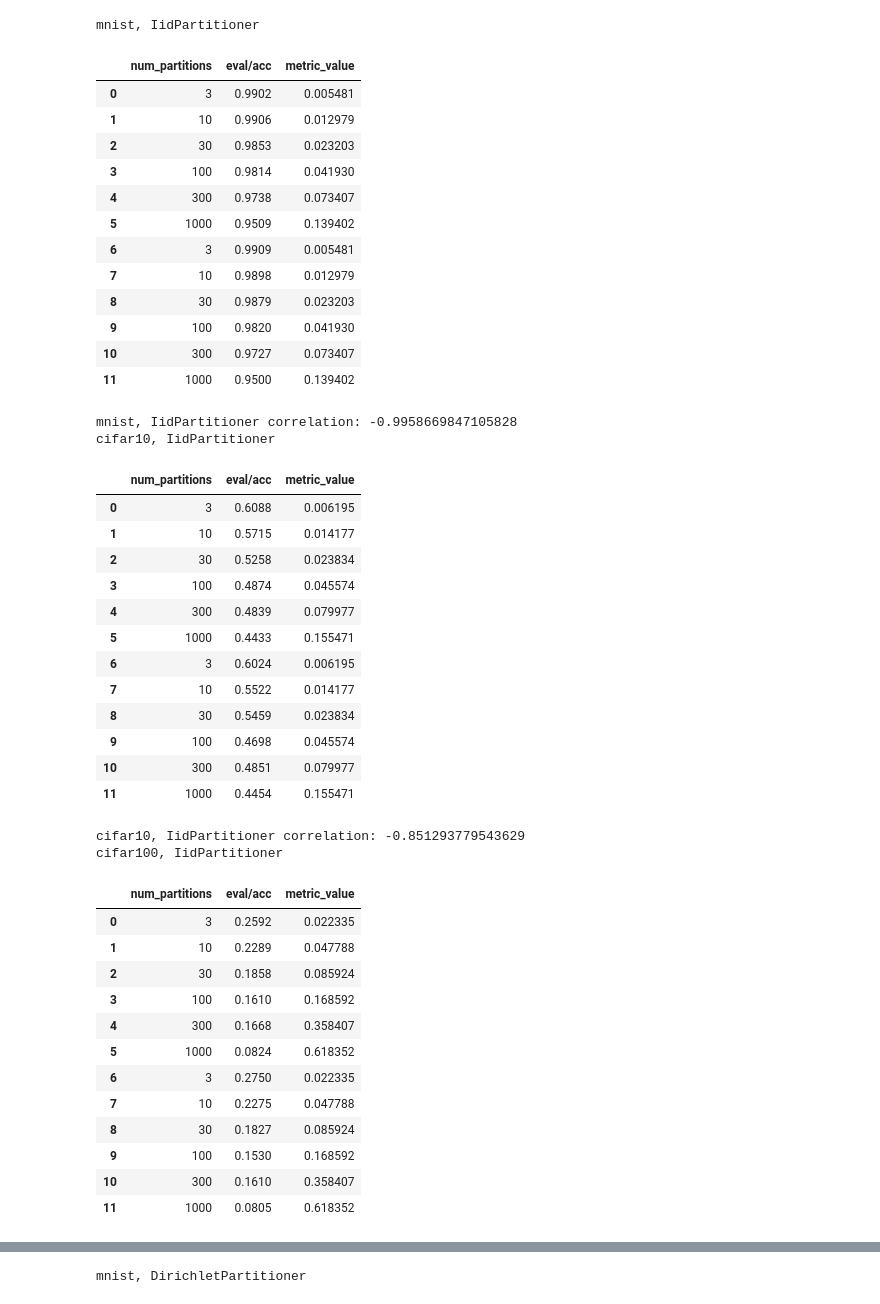
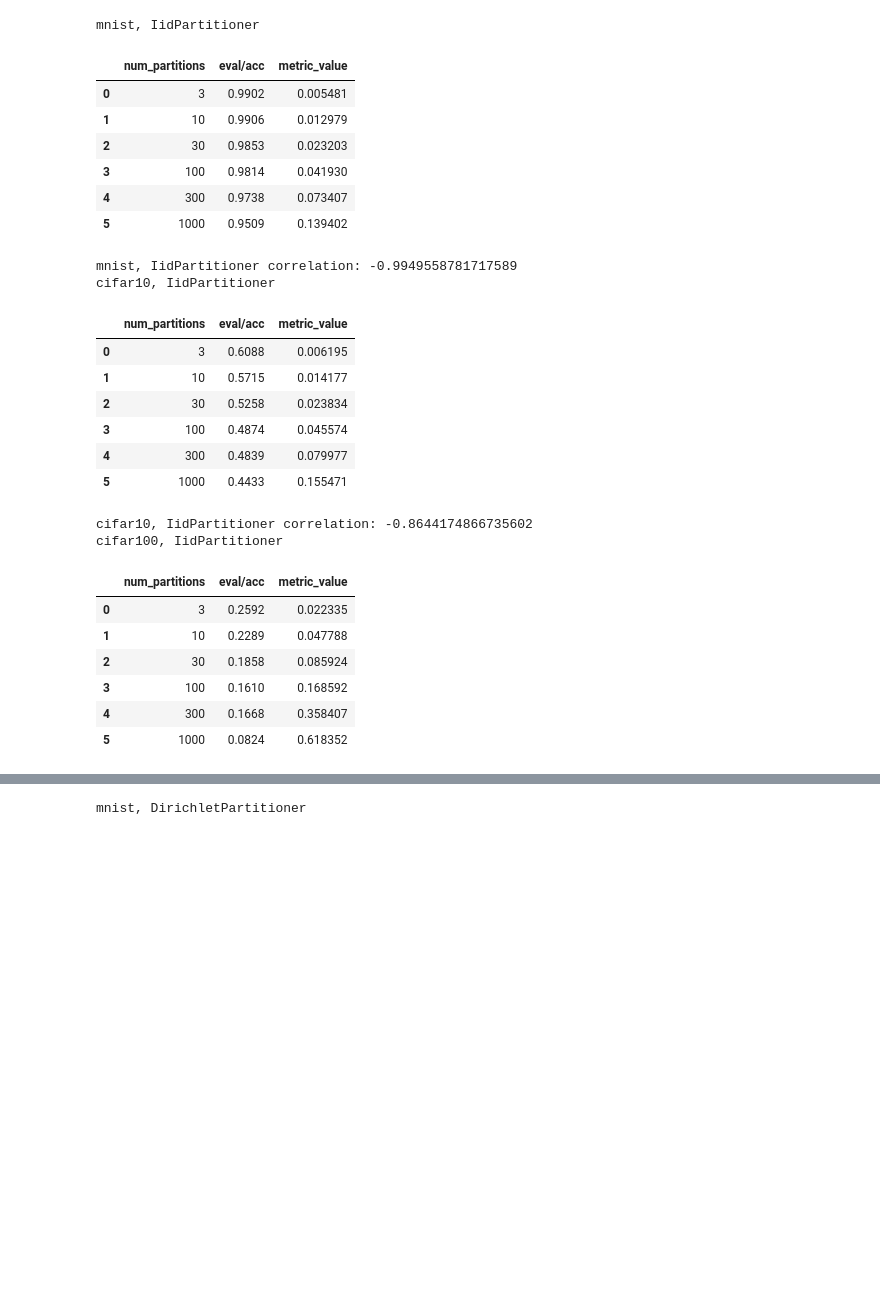
Before and after one commit to adam-narozniak/FL-heterogeneity, a Jupyter notebook: heterogeneity/notebooks/TestAccToHeterogeneityECorrelation.ipynb, the cells around one changed output, grey strips where cells are left out. Drawn from its saved outputs; the diff is of its cells as text; code cells hidden in the pictures; blank space fills up the shorter version.

```diff
--- a/heterogeneity/notebooks/TestAccToHeterogeneityECorrelation.ipynb
+++ b/heterogeneity/notebooks/TestAccToHeterogeneityECorrelation.ipynb
@@ -9,45 +11,44 @@ from IPython.display import display
+# %%
+SAVE_RESULTS = False
 # %%
 res_dict = {}
 corrs = {}
 # %%
+
 partitioner_name = "IidPartitioner"
 for ds_name in ["mnist", "cifar10", "cifar100"]:
     # ds_name = "cifar10"
     # partitioning_scheme = "DirichletPartitioner"
     path = f"/home/FL-heterogeneity/results-heterogeneity/{ds_name}/{partitioner_name}/compute_hellinger_distance.csv"
     metrics = pd.read_csv(path)
     metrics = metrics.drop_duplicates()
     # print(f"{ds_name}")
     hetero = metrics.groupby(["num_partitions"])["metric_value"].mean().to_frame()
     # display(hetero.style.background_gradient(axis=None))
     path_acc = f"/home/FL-heterogeneity/results/res10092024/" + f"{ds_name}/{partitioner_name}/Adam" + "{}" + "/test_res.csv"
     acc = pd.read_csv(path_acc)
     acc = acc[["num_partitions", "eval/acc"]]
+    if SAVE_RESULTS:
+        dfi.export(acc.loc[:, ["num_partitions", "eval/acc"]].set_index("num_partitions").style.background_gradient(subset="eval/acc", vmin=0, vmax=1, cmap="Greens"), f"/home/FL-heterogeneity/plots/acc/{ds_name}_{partitioner_name}_fest_acc_df.png", table_conversion="matplotlib")
     # print("acc")
     # display(acc)
     res = acc.merge(hetero, on=["num_partitions"])
     print(f"{ds_name}, {partitioner_name}")
     res_dict[(ds_name, partitioner_name)] = res
     display(res)
     corr = res['eval/acc'].corr(res['metric_value'])
     corrs[(ds_name, partitioner_name)] = corr
     print(f"{ds_name}, {partitioner_name} correlation: {corr}")
 # %% [output]
 mnist, IidPartitioner
 |  | num_partitions | eval/acc | metric_value |
 | 0 | 3 | 0.9902 | 0.005481 |
 | 1 | 10 | 0.9906 | 0.012979 |
 | 2 | 30 | 0.9853 | 0.023203 |
 | 3 | 100 | 0.9814 | 0.041930 |
 | 4 | 300 | 0.9738 | 0.073407 |
 | 5 | 1000 | 0.9509 | 0.139402 |
-| 6 | 3 | 0.9909 | 0.005481 |
-| 7 | 10 | 0.9898 | 0.012979 |
-| 8 | 30 | 0.9879 | 0.023203 |
-| 9 | 100 | 0.9820 | 0.041930 |
-| 10 | 300 | 0.9727 | 0.073407 |
-| 11 | 1000 | 0.9500 | 0.139402 |
-mnist, IidPartitioner correlation: -0.9958669847105828
+mnist, IidPartitioner correlation: -0.9949558781717589
 cifar10, IidPartitioner
 |  | num_partitions | eval/acc | metric_value |
 | 0 | 3 | 0.6088 | 0.006195 |
@@ -56,13 +57,7 @@ cifar10, IidPartitioner
 | 3 | 100 | 0.4874 | 0.045574 |
 | 4 | 300 | 0.4839 | 0.079977 |
 | 5 | 1000 | 0.4433 | 0.155471 |
-| 6 | 3 | 0.6024 | 0.006195 |
-| 7 | 10 | 0.5522 | 0.014177 |
-| 8 | 30 | 0.5459 | 0.023834 |
-| 9 | 100 | 0.4698 | 0.045574 |
-| 10 | 300 | 0.4851 | 0.079977 |
-| 11 | 1000 | 0.4454 | 0.155471 |
-cifar10, IidPartitioner correlation: -0.851293779543629
+cifar10, IidPartitioner correlation: -0.8644174866735602
 cifar100, IidPartitioner
 |  | num_partitions | eval/acc | metric_value |
 | 0 | 3 | 0.2592 | 0.022335 |
@@ -71,9 +66,3 @@ cifar100, IidPartitioner
 | 3 | 100 | 0.1610 | 0.168592 |
 | 4 | 300 | 0.1668 | 0.358407 |
 | 5 | 1000 | 0.0824 | 0.618352 |
-| 6 | 3 | 0.2750 | 0.022335 |
-| 7 | 10 | 0.2275 | 0.047788 |
-| 8 | 30 | 0.1827 | 0.085924 |
-| 9 | 100 | 0.1530 | 0.168592 |
-| 10 | 300 | 0.1610 | 0.358407 |
-| 11 | 1000 | 0.0805 | 0.618352 |
```
Also changed, not shown: parts of 18 cells of this notebook, 3 other files.
